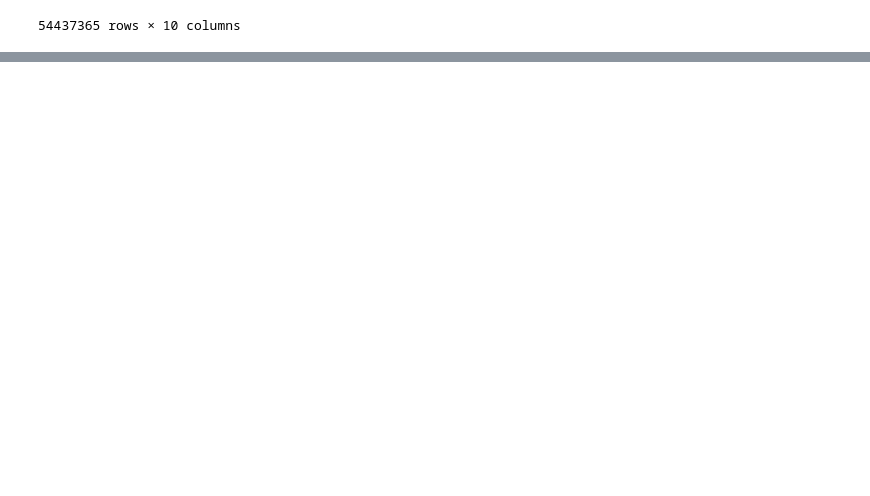
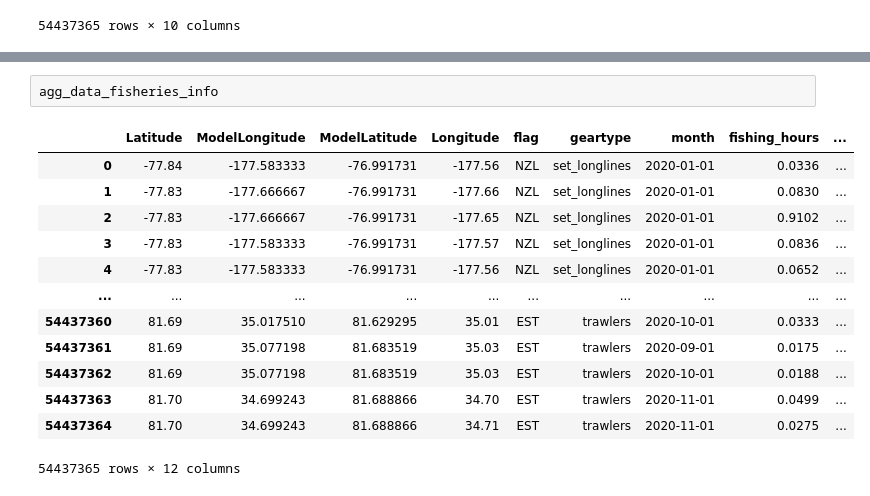
Before and after one commit to OceanParcels/plasticparcels, a Jupyter notebook: PlasticParcels/release/create_fisheries_release.ipynb, the cells around one changed output, grey strips where cells are left out. Drawn from its saved outputs; the diff is of its cells as text; blank space fills up the shorter version.

```diff
--- a/PlasticParcels/release/create_fisheries_release.ipynb
+++ b/PlasticParcels/release/create_fisheries_release.ipynb
@@ -103,0 +131,16 @@ agg_data_fisheries_info
+# %%
+agg_data_fisheries_info
+# %% [output]
+|  | Latitude | ModelLongitude | ModelLatitude | Longitude | flag | geartype | month | fishing_hours | ... |
+| 0 | -77.84 | -177.583333 | -76.991731 | -177.56 | NZL | set_longlines | 2020-01-01 | 0.0336 | ... |
+| 1 | -77.83 | -177.666667 | -76.991731 | -177.66 | NZL | set_longlines | 2020-01-01 | 0.0830 | ... |
+| 2 | -77.83 | -177.666667 | -76.991731 | -177.65 | NZL | set_longlines | 2020-01-01 | 0.9102 | ... |
+| 3 | -77.83 | -177.583333 | -76.991731 | -177.57 | NZL | set_longlines | 2020-01-01 | 0.0836 | ... |
+| 4 | -77.83 | -177.583333 | -76.991731 | -177.56 | NZL | set_longlines | 2020-01-01 | 0.0652 | ... |
+| ... | ... | ... | ... | ... | ... | ... | ... | ... | ... |
+| 54437360 | 81.69 | 35.017510 | 81.629295 | 35.01 | EST | trawlers | 2020-10-01 | 0.0333 | ... |
+| 54437361 | 81.69 | 35.077198 | 81.683519 | 35.03 | EST | trawlers | 2020-09-01 | 0.0175 | ... |
+| 54437362 | 81.69 | 35.077198 | 81.683519 | 35.03 | EST | trawlers | 2020-10-01 | 0.0188 | ... |
+| 54437363 | 81.70 | 34.699243 | 81.688866 | 34.70 | EST | trawlers | 2020-11-01 | 0.0499 | ... |
+| 54437364 | 81.70 | 34.699243 | 81.688866 | 34.71 | EST | trawlers | 2020-11-01 | 0.0275 | ... |
+54437365 rows × 12 columns
```
Also changed, not shown: parts of 13 cells of this notebook, 3 other files.
